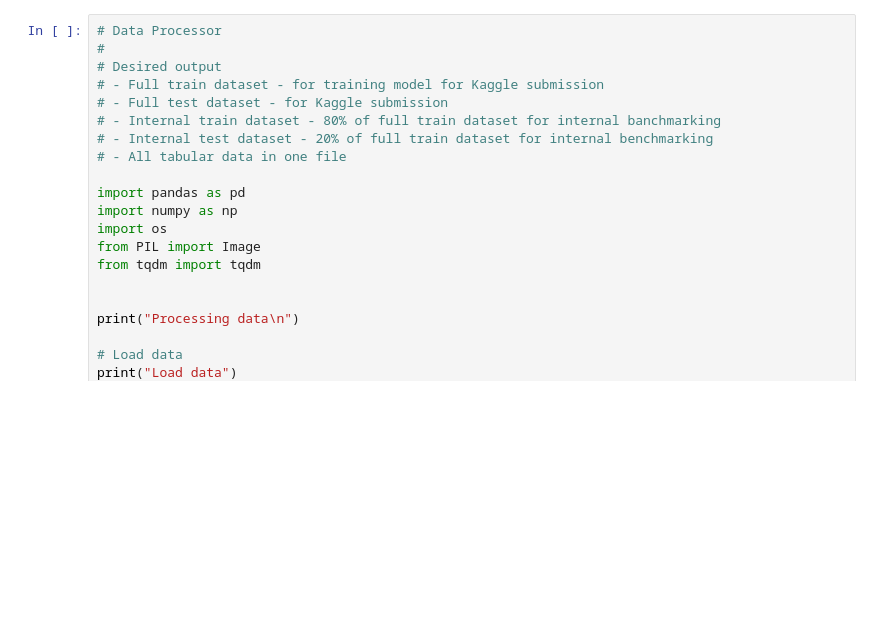
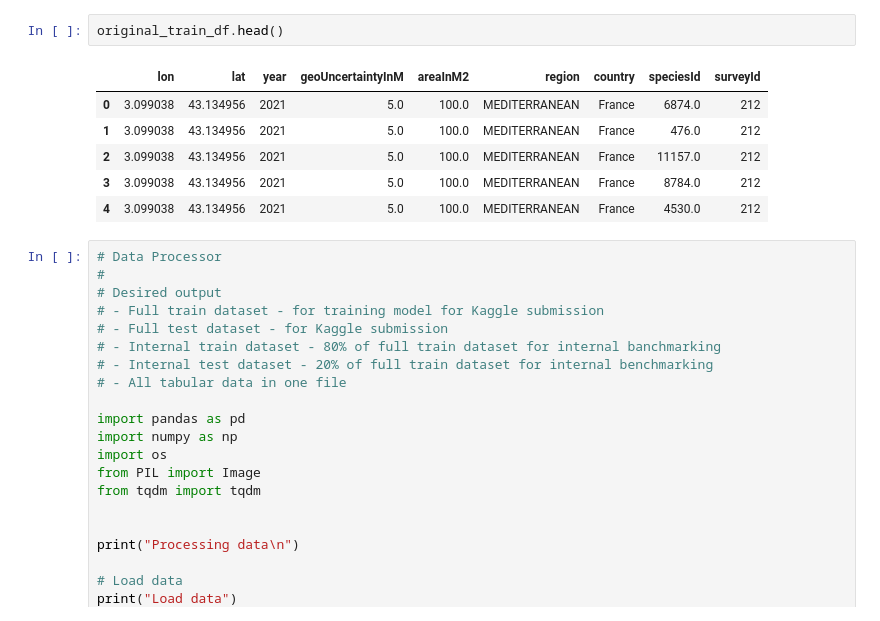
Before and after one commit to timchopard/ml-geolife, a Jupyter notebook: scratchpad-darren.ipynb, the cells around one changed output. Cells and saved outputs as stored; diff of their text form; blank space fills up the shorter version.

```diff
--- a/scratchpad-darren.ipynb
+++ b/scratchpad-darren.ipynb
@@ -1,3 +31,12 @@
+# %%
+original_train_df.head()
+# %% [output]
+|  | lon | lat | year | geoUncertaintyInM | areaInM2 | region | country | speciesId | surveyId |
+| 0 | 3.099038 | 43.134956 | 2021 | 5.0 | 100.0 | MEDITERRANEAN | France | 6874.0 | 212 |
+| 1 | 3.099038 | 43.134956 | 2021 | 5.0 | 100.0 | MEDITERRANEAN | France | 476.0 | 212 |
+| 2 | 3.099038 | 43.134956 | 2021 | 5.0 | 100.0 | MEDITERRANEAN | France | 11157.0 | 212 |
+| 3 | 3.099038 | 43.134956 | 2021 | 5.0 | 100.0 | MEDITERRANEAN | France | 8784.0 | 212 |
+| 4 | 3.099038 | 43.134956 | 2021 | 5.0 | 100.0 | MEDITERRANEAN | France | 4530.0 | 212 |
 # %%
 # Data Processor
 #
```
Also changed, not shown: parts of 5 cells of this notebook, 32 other files.
